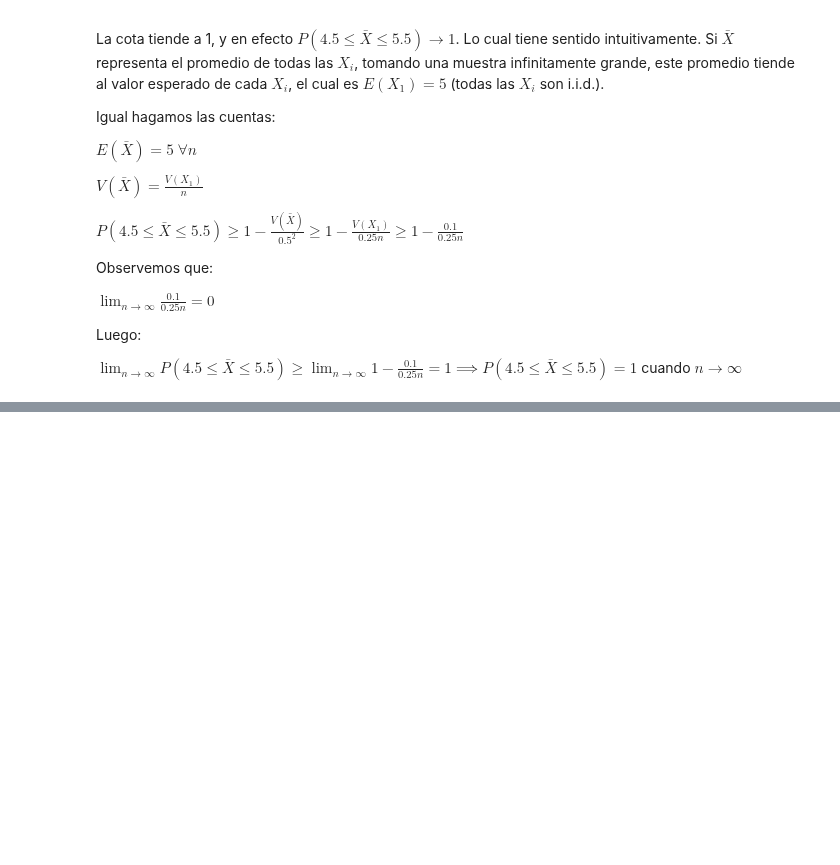
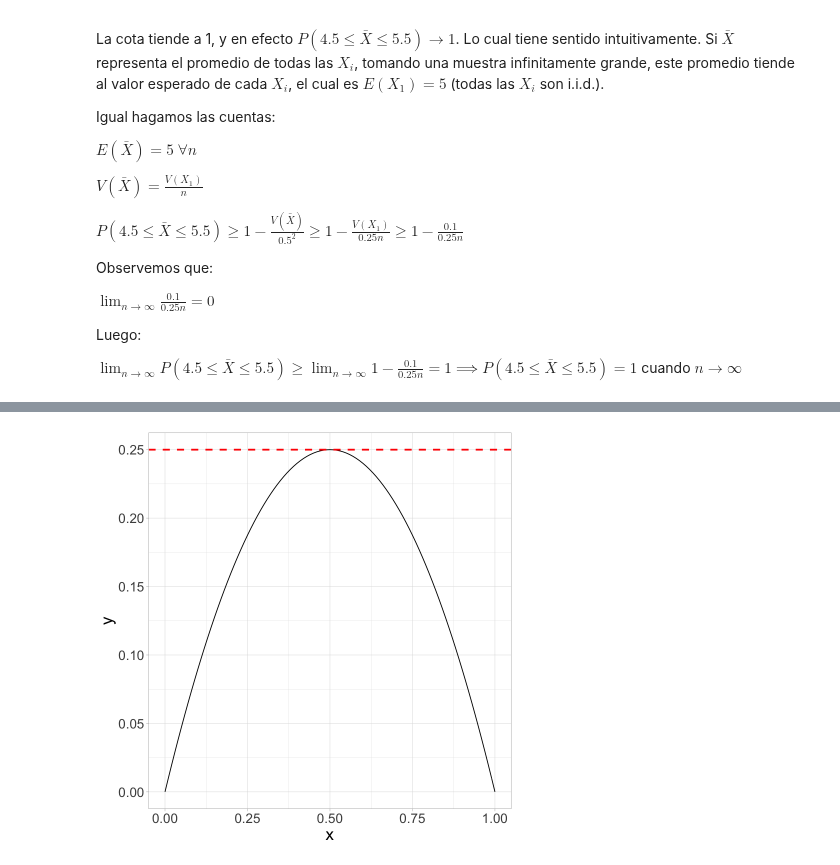
Before and after one commit to honi/uba-probabilidad-y-estadistica, a Jupyter notebook: Soluciones/Práctica5.ipynb, the cells around one changed output, grey strips where cells are left out. Saved outputs shown, nothing was run; the diff lists cells and outputs as text; code cells hidden in the pictures; blank space fills up the shorter version.

```diff
--- a/Soluciones/Práctica5.ipynb
+++ b/Soluciones/Práctica5.ipynb
@@ -1,4 +1,7 @@
 # %%
+library(ggplot2)
+theme_set(theme_light() + theme(text=element_text(size=20)))
+
 # Funciones auxiliares
 
 eunif = function(a, b) (a + b) / 2
@@ -109,0 +141,6 @@ $P(20 \leq X \leq 40) = P(20-30 \leq X-30 \leq 40-30) = P(|X-E(X)| \leq 10) \geq
+# %%
+ggplot(data.frame(x=c(0, 1)), aes(x=x)) +
+    stat_function(fun=function(p) p * (1-p)) +
+    geom_hline(yintercept=1/4, linetype='dashed', color='red', size=1)
+# %% [output]
+[figure, added]
```
Also changed, not shown: parts of 4 cells of this notebook.
